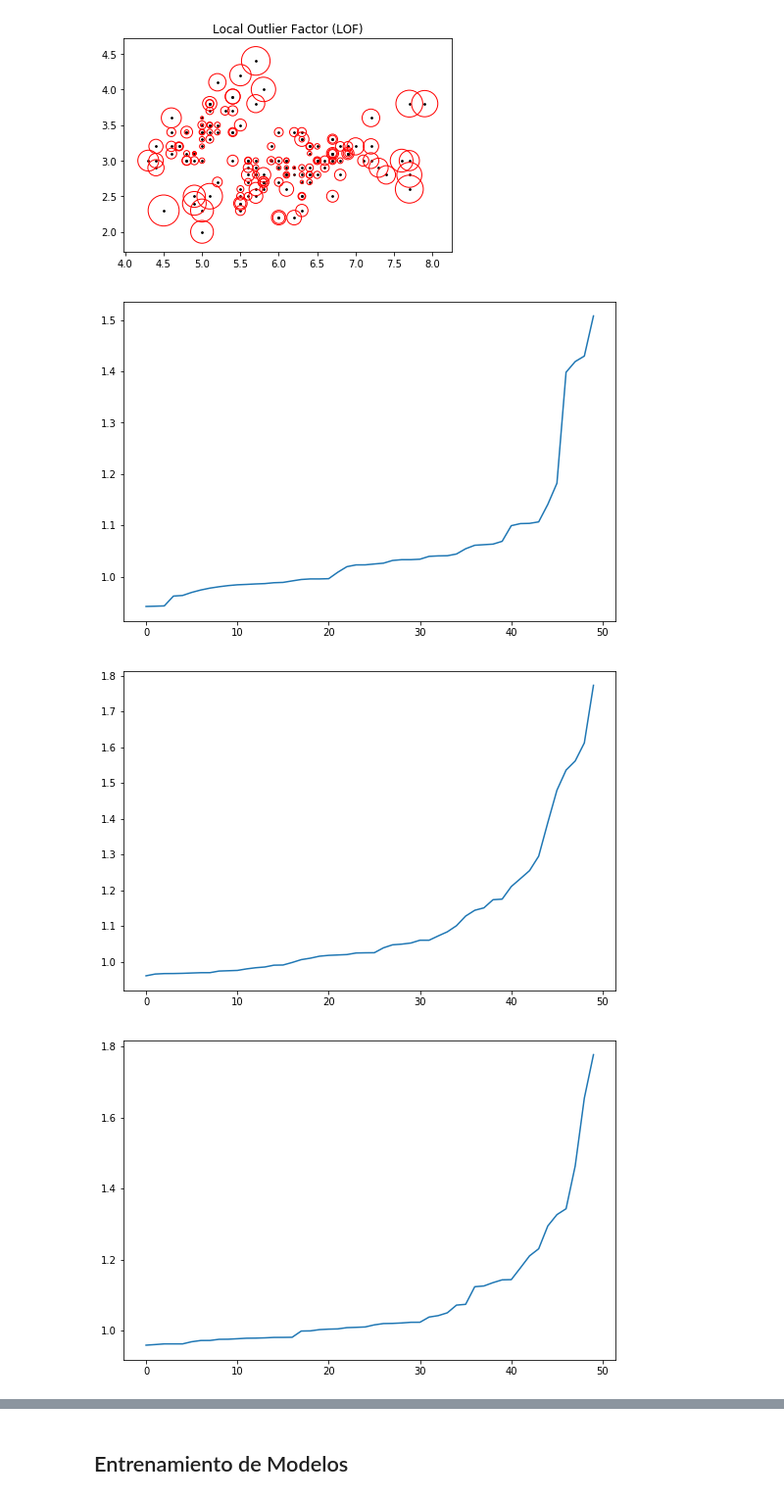
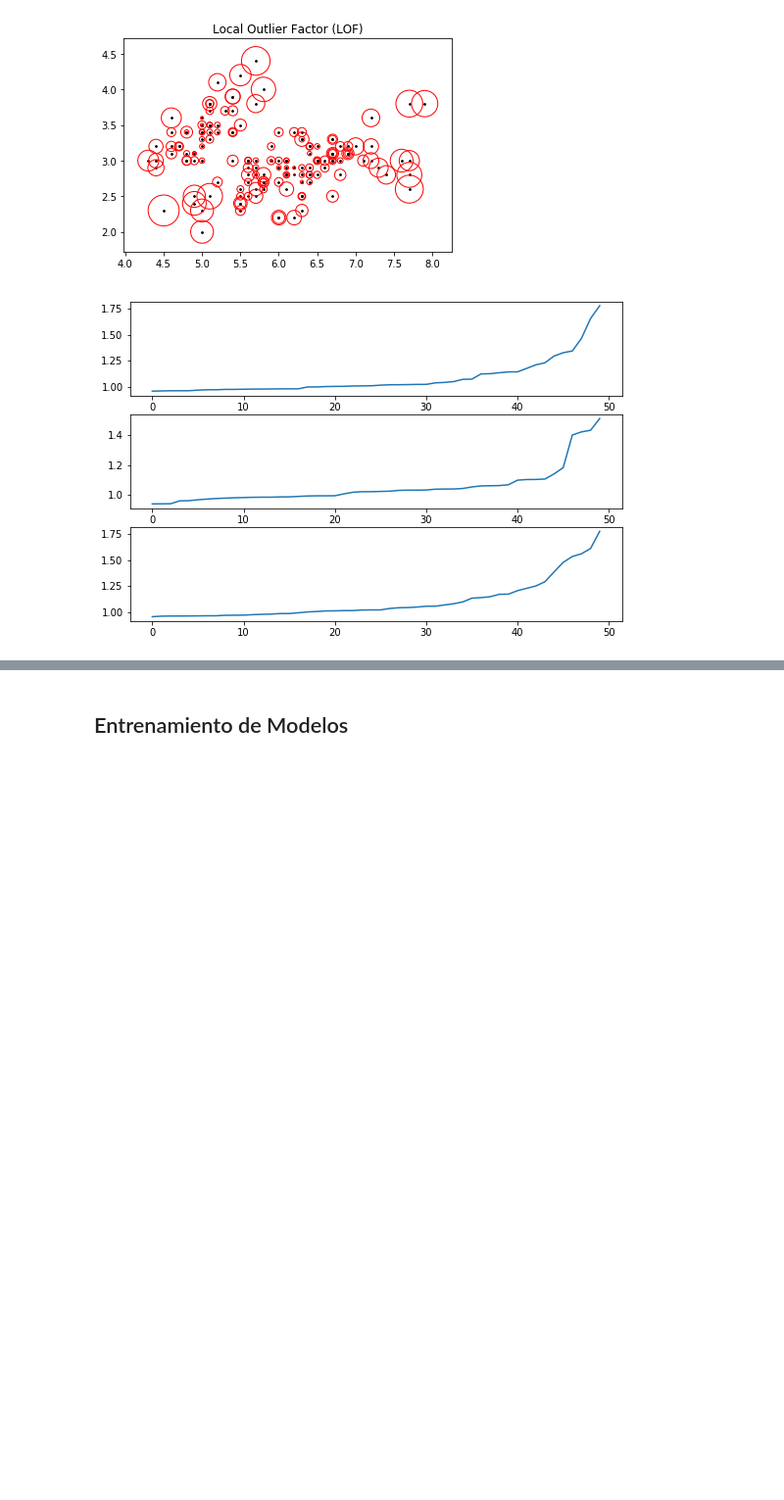
Before and after one commit to iagooteroc/int_computacional, a Jupyter notebook: p1.ipynb, the cells around one changed output, grey strips where cells are left out. Shown: that part at 98% size. Saved outputs shown, nothing was run; the diff lists cells and outputs as text; code cells hidden in the pictures; blank space fills up the shorter version.

```diff
--- a/p1.ipynb
+++ b/p1.ipynb
@@ -28,3 +22,4 @@ iris = pd.read_csv('iris.data', header=None, names=['largo_sepalo','ancho_sepalo
 # %%
-y = iris.clase.values
-X = iris.drop('clase',axis=1).values
+output = 'clase'
+y = ds[output].values
+X = ds.drop(output,axis=1).values
@@ -32,0 +31,8 @@ bcw = pd.read_csv('./breast-cancer-wisconsin.data', header=None)
+# %%
+attr = []
+# Iteramos los atributos del dataset
+for i in ds.columns:
+    # Comprobamos los valores de cada atributo
+    attr.append(np.all(ds[i].notna()))
+# Ningún atributo tiene missing values:
+np.all(np.array(attr))
@@ -32,0 +51,11 @@ bcw = pd.read_csv('./breast-cancer-wisconsin.data', header=None)
+# %%
+resultados = np.zeros((len(ds.columns), len(ds.columns)))
+for i in range(len(ds.columns)):
+    for j in range(len(ds.columns)):
+        resultados[i, j] = np.mean(ds.iloc[:, i] == ds.iloc[:, j])
+# %%
+iguales = []
+for i, j in it.combinations(range(len(ds.columns)), 2):
+    if round(resultados[i, j], 4) == 1:
+        iguales.append(ds.columns[i])
+        print(ds.columns[i], ds.columns[j])
@@ -49,17 +94,11 @@ plt.show()
 # %% [output]
 [figure]
 # %%
+f, ax = plt.subplots(3,1,figsize=(9,6))
 for i in set(y):
-    # Create a figure instance
-    fig = plt.figure(figsize=(9, 6))
-
-    # Create an axes instance
-    ax = fig.add_subplot(111)
     temp = X[y == i]
     y_pred = clf.fit_predict(temp)
     temp_scores = clf.negative_outlier_factor_
-    ax.plot(range(len(temp_scores)),sorted(-temp_scores))
+    ax[i].plot(range(len(temp_scores)),sorted(-temp_scores))
 # %% [output]
-[figure, old version]
+[figure, new version]
-[figure, removed]
-[figure, removed]
```
Also changed, not shown: parts of 38 cells of this notebook, 1 other file.
